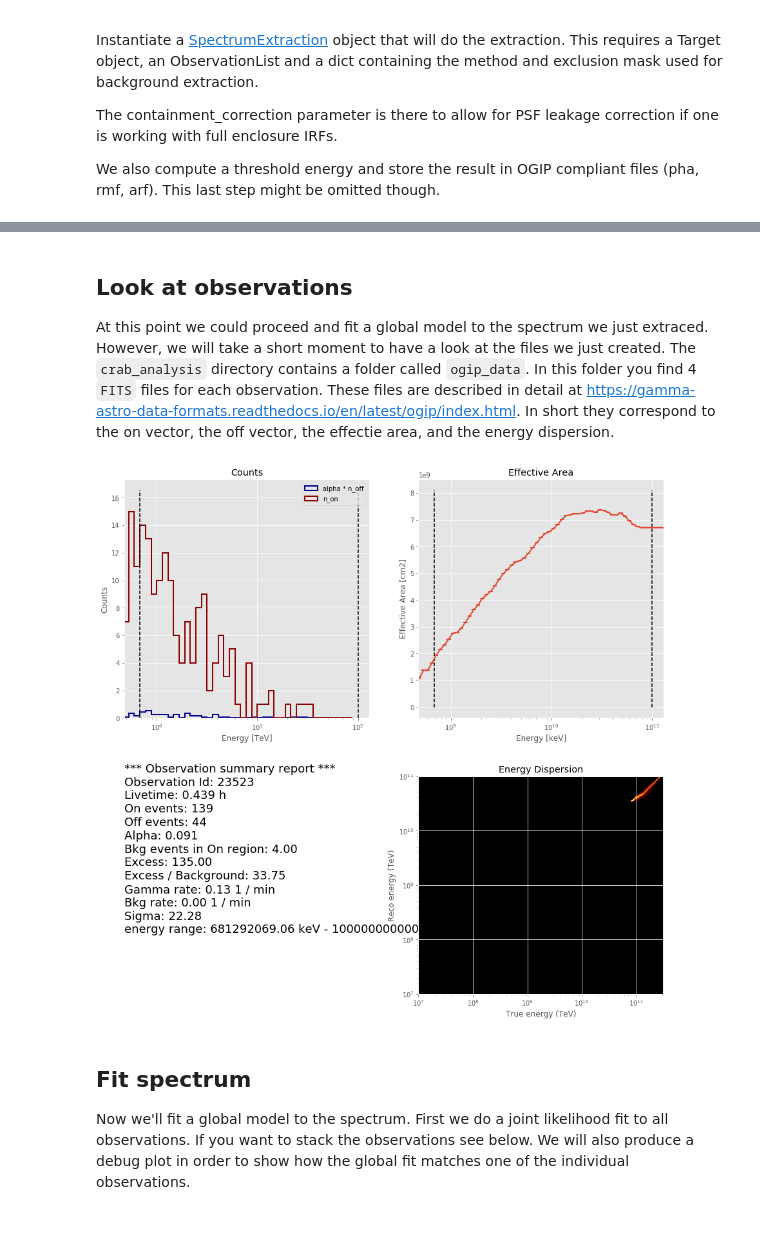
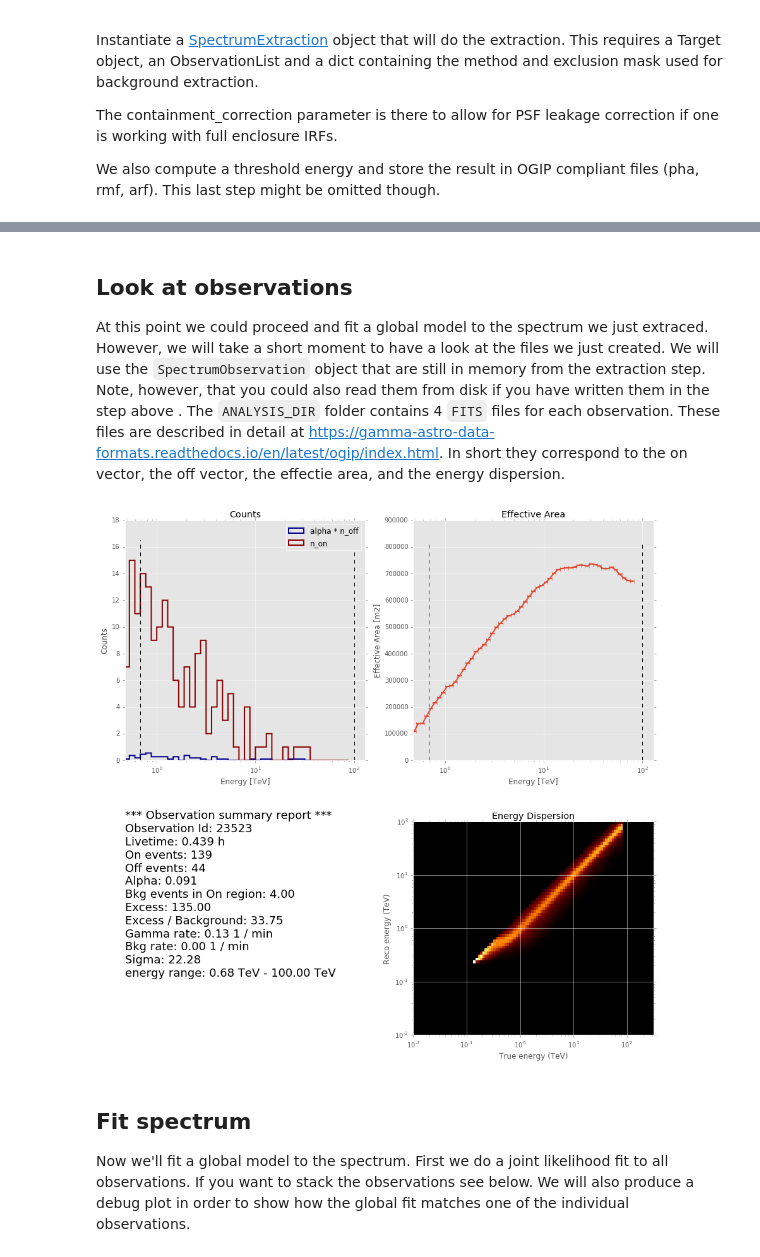
Before and after one commit to gammapy/gammapy-extra, a Jupyter notebook: notebooks/spectrum_analysis.ipynb, the cells around one changed output, grey strips where cells are left out. Cells and saved outputs as stored; diff of their text form; code cells hidden in the pictures; blank space fills up the shorter version.

```diff
--- a/notebooks/spectrum_analysis.ipynb
+++ b/notebooks/spectrum_analysis.ipynb
@@ -255,7 +267,14 @@ extraction = SpectrumExtraction(target=target,
                                 background=bkg_estimation,
                                 containment_correction=False
                                )
-extraction.run()
 
-### Add a condition on correct energy range in case it is not set by default
+extraction.estimate_background(extraction.background)
+extraction.extract_spectrum()
+
+# Add a condition on correct energy range in case it is not set by default
 extraction.define_energy_threshold('area_max', percent=10.0)
+
+# Write output in the form of OGIP files: PHA, ARF, RMF, BKG
+#extraction.observations.write(outdir=ANALYSIS_DIR+'/ogip_data/')
+
+# extraction.run(outdir=ANALYSIS_DIR)
@@ -267,13 +281,15 @@ extraction.observations.write(outdir=ANALYSIS_DIR+'/ogip_data/', use_sherpa=True
 # %% [markdown]
 ## Look at observations
 
-At this point we could proceed and fit a global model to the spectrum we just extraced. However, we will take a short moment to have a look at the files we just created. The ``crab_analysis`` directory contains a folder called ``ogip_data``. In this folder you find 4 ``FITS`` files for each observation. These files are described in detail at https://gamma-astro-data-formats.readthedocs.io/en/latest/ogip/index.html. In short they correspond to the on vector, the off vector, the effectie area, and the energy dispersion.
+At this point we could proceed and fit a global model to the spectrum we just extraced. However, we will take a short moment to have a look at the files we just created. We will use the ``SpectrumObservation`` object that are still in memory from the extraction step. Note, however, that you could also read them from disk if you have written them in the step above . The ``ANALYSIS_DIR`` folder contains 4 ``FITS`` files for each observation. These files are described in detail at https://gamma-astro-data-formats.readthedocs.io/en/latest/ogip/index.html. In short they correspond to the on vector, the off vector, the effectie area, and the energy dispersion.
 # %%
-filename = ANALYSIS_DIR + '/ogip_data/pha_obs23523.fits'
-obs = SpectrumObservation.read(filename)
+#filename = ANALYSIS_DIR + '/ogip_data/pha_obs23523.fits'
+#obs = SpectrumObservation.read(filename)
+
+obs = extraction.observations[0]
 obs.peek()
 # %% [output]
-[figure, old version]
+[figure, new version]
 # %% [markdown]
 ## Fit spectrum
 
```
Also changed, not shown: parts of 12 cells of this notebook.
